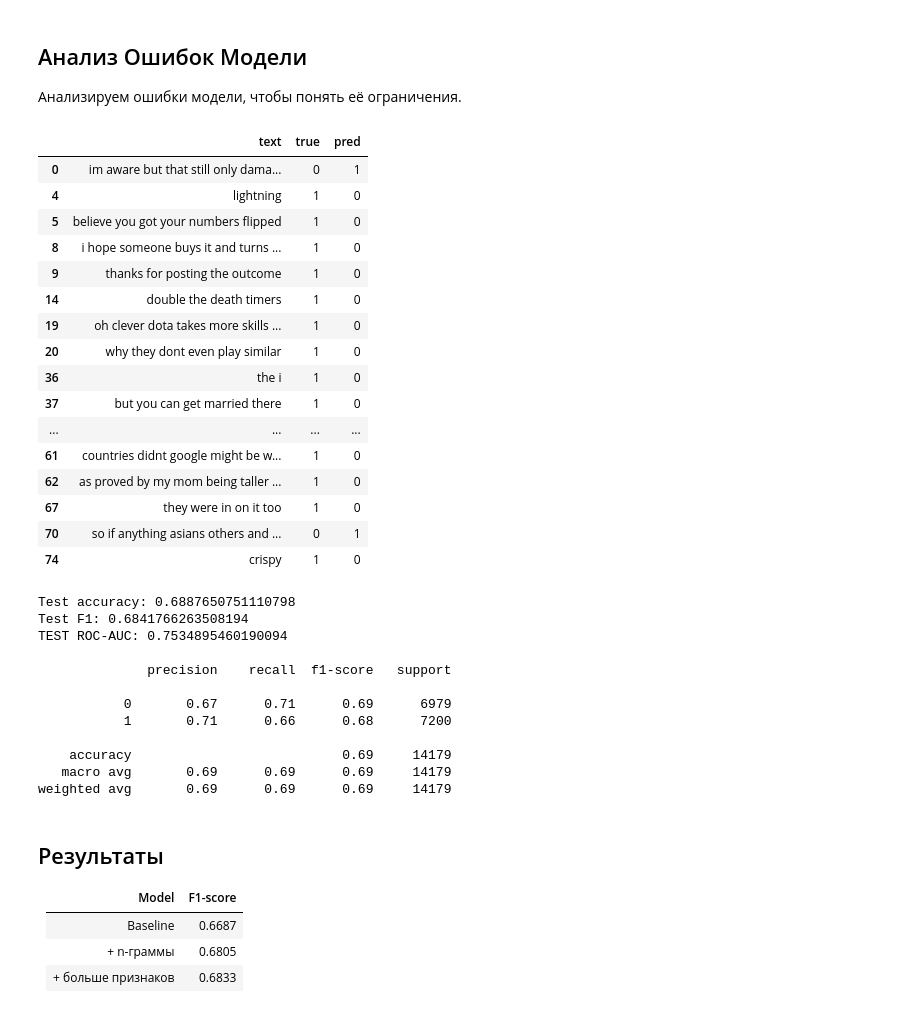
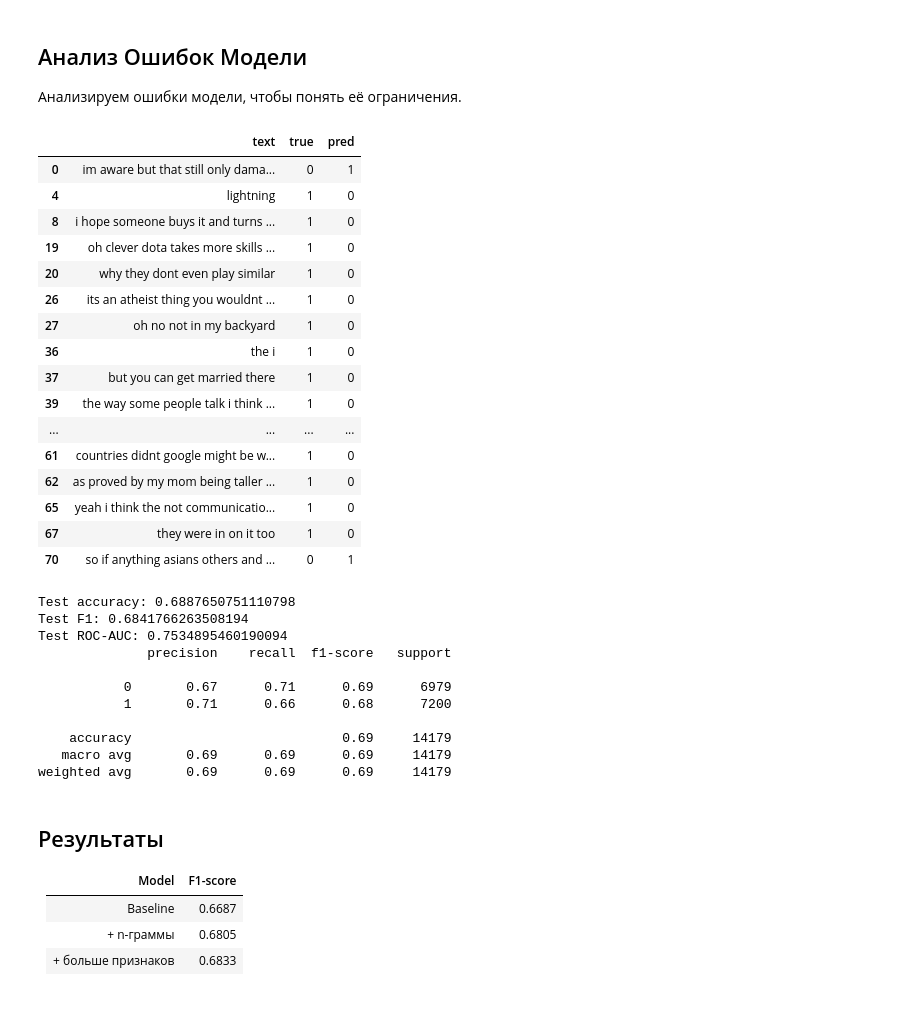
Before and after one commit to NorteTryeno/reddit-sarcasm-nlp-project, a Jupyter notebook: Sarcasm.ipynb, the cells around one changed output. Cells and saved outputs as stored; diff of their text form; code cells hidden in the pictures.

Commit message:
refactor: finalize best model evaluation

```diff
--- a/Sarcasm.ipynb
+++ b/Sarcasm.ipynb
@@ -393,49 +408,35 @@ best_val_proba = best_validation_model.predict_proba(X_val)[:, 1]
 # %%
 results = pd.DataFrame({
     'text': X_val.reset_index(drop=True),
     'true': y_val.reset_index(drop=True),
-    'pred': y_pred
+    'pred': best_val_pred
 })
 
 mistakes = results[results['true'] != results['pred']]
 mistakes.head(20)
 # %% [output]
 |  | text | true | pred |
 | 0 | im aware but that still only dama... | 0 | 1 |
 | 4 | lightning | 1 | 0 |
-| 5 | believe you got your numbers flipped | 1 | 0 |
 | 8 | i hope someone buys it and turns ... | 1 | 0 |
-| 9 | thanks for posting the outcome | 1 | 0 |
-| 14 | double the death timers | 1 | 0 |
 | 19 | oh clever dota takes more skills ... | 1 | 0 |
 | 20 | why they dont even play similar | 1 | 0 |
+| 26 | its an atheist thing you wouldnt ... | 1 | 0 |
+| 27 | oh no not in my backyard | 1 | 0 |
 | 36 | the i | 1 | 0 |
 | 37 | but you can get married there | 1 | 0 |
+| 39 | the way some people talk i think ... | 1 | 0 |
 | ... | ... | ... | ... |
 | 61 | countries didnt google might be w... | 1 | 0 |
 | 62 | as proved by my mom being taller ... | 1 | 0 |
+| 65 | yeah i think the not communicatio... | 1 | 0 |
 | 67 | they were in on it too | 1 | 0 |
 | 70 | so if anything asians others and ... | 0 | 1 |
-| 74 | crispy | 1 | 0 |
 # %%
-X_train_val = pd.concat([X_train,X_val])
+X_train_val = pd.concat([X_train, X_val])
 y_train_val = pd.concat([y_train, y_val])
 
-final_model = Pipeline([
-    (
-            'tfidf',
-            TfidfVectorizer(
-                max_features=20000,
-                ngram_range=(1,2),
-                min_df=5,
-            ),
-    ),
-    (
-        'classifier',
-        LogisticRegression(max_iter=1000),
-    ),
-])
-
+final_model = clone(best_validation_model)
 final_model.fit(X_train_val, y_train_val)
 
 y_test_pred = final_model.predict(X_test)
@@ -443,13 +444,12 @@ y_test_proba = final_model.predict_proba(X_test)[:, 1]
 
 print("Test accuracy:", accuracy_score(y_test, y_test_pred))
 print("Test F1:", f1_score(y_test, y_test_pred))
-print('TEST ROC-AUC:', roc_auc_score(y_test, y_test_proba), '\n')
+print("Test ROC-AUC:", roc_auc_score(y_test, y_test_proba))
 print(classification_report(y_test, y_test_pred))
 # %% [output]
 Test accuracy: 0.6887650751110798
 Test F1: 0.6841766263508194
-TEST ROC-AUC: 0.7534895460190094
-
+Test ROC-AUC: 0.7534895460190094
               precision    recall  f1-score   support
 
            0       0.67      0.71      0.69      6979
```
Also changed, not shown: parts of 2 cells of this notebook.
